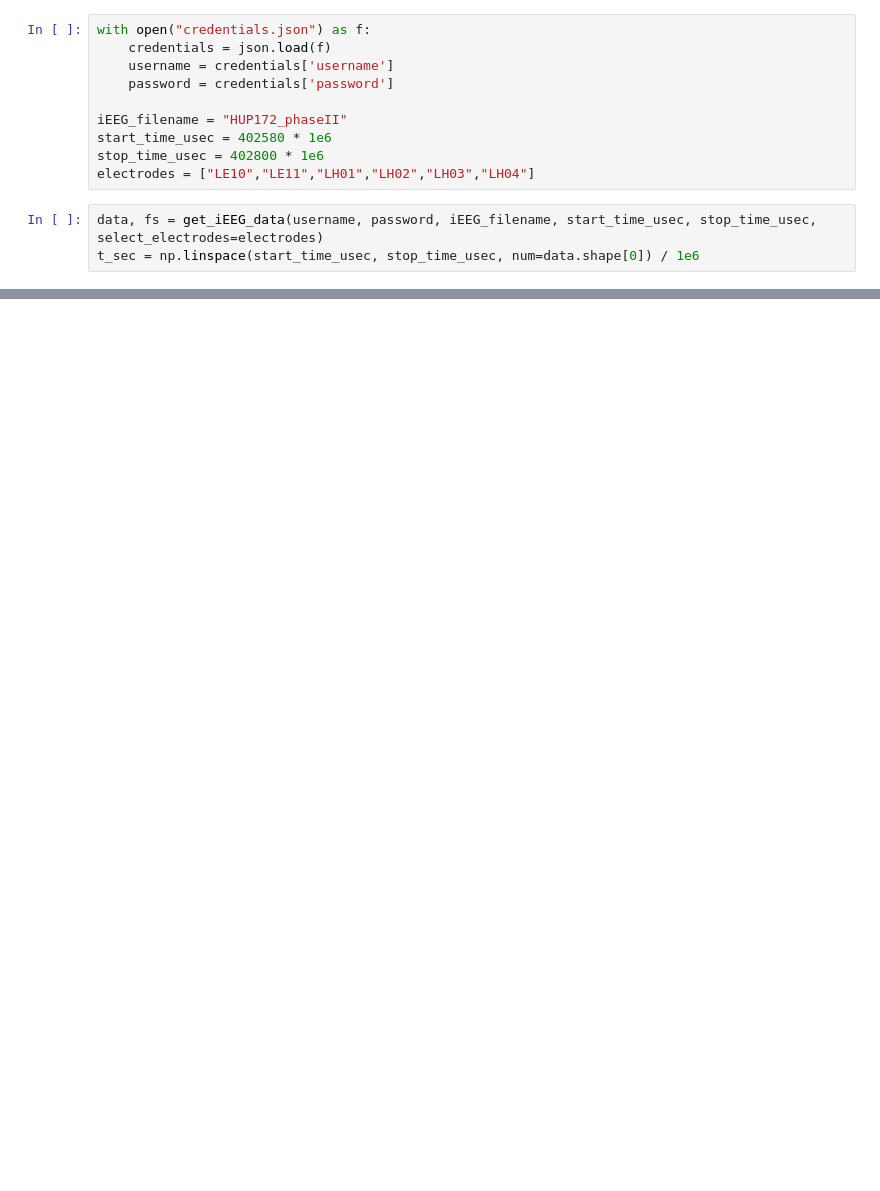
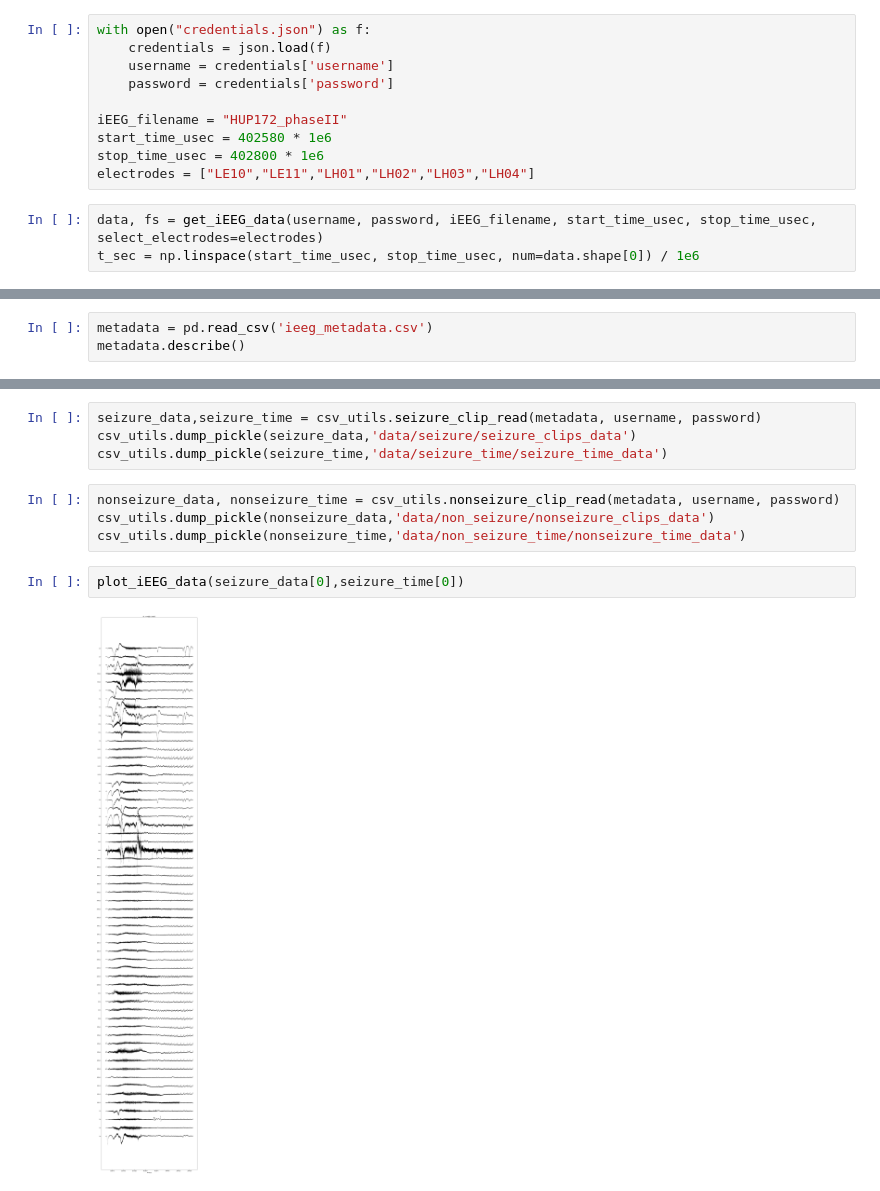
Before and after one commit to sirrus98/ieeg_toy_template, a Jupyter notebook: notebook.ipynb, the cells around one changed output, grey strips where cells are left out. Cells and saved outputs as stored; diff of their text form; blank space fills up the shorter version.

Commit message:
pull data

```diff
--- a/notebook.ipynb
+++ b/notebook.ipynb
@@ -64,0 +62,3 @@ get_iEEG_duration(username, password, iEEG_filename)
+# %%
+metadata = pd.read_csv('ieeg_metadata.csv')
+metadata.describe()
@@ -64,0 +75,12 @@ get_iEEG_duration(username, password, iEEG_filename)
+# %%
+seizure_data,seizure_time = csv_utils.seizure_clip_read(metadata, username, password)
+csv_utils.dump_pickle(seizure_data,'data/seizure/seizure_clips_data')
+csv_utils.dump_pickle(seizure_time,'data/seizure_time/seizure_time_data')
+# %%
+nonseizure_data, nonseizure_time = csv_utils.nonseizure_clip_read(metadata, username, password)
+csv_utils.dump_pickle(nonseizure_data,'data/non_seizure/nonseizure_clips_data')
+csv_utils.dump_pickle(nonseizure_time,'data/non_seizure_time/nonseizure_time_data')
+# %%
+plot_iEEG_data(seizure_data[0],seizure_time[0])
+# %% [output]
+[figure, added]
```
Also changed, not shown: parts of 7 cells of this notebook, 6 other files.
